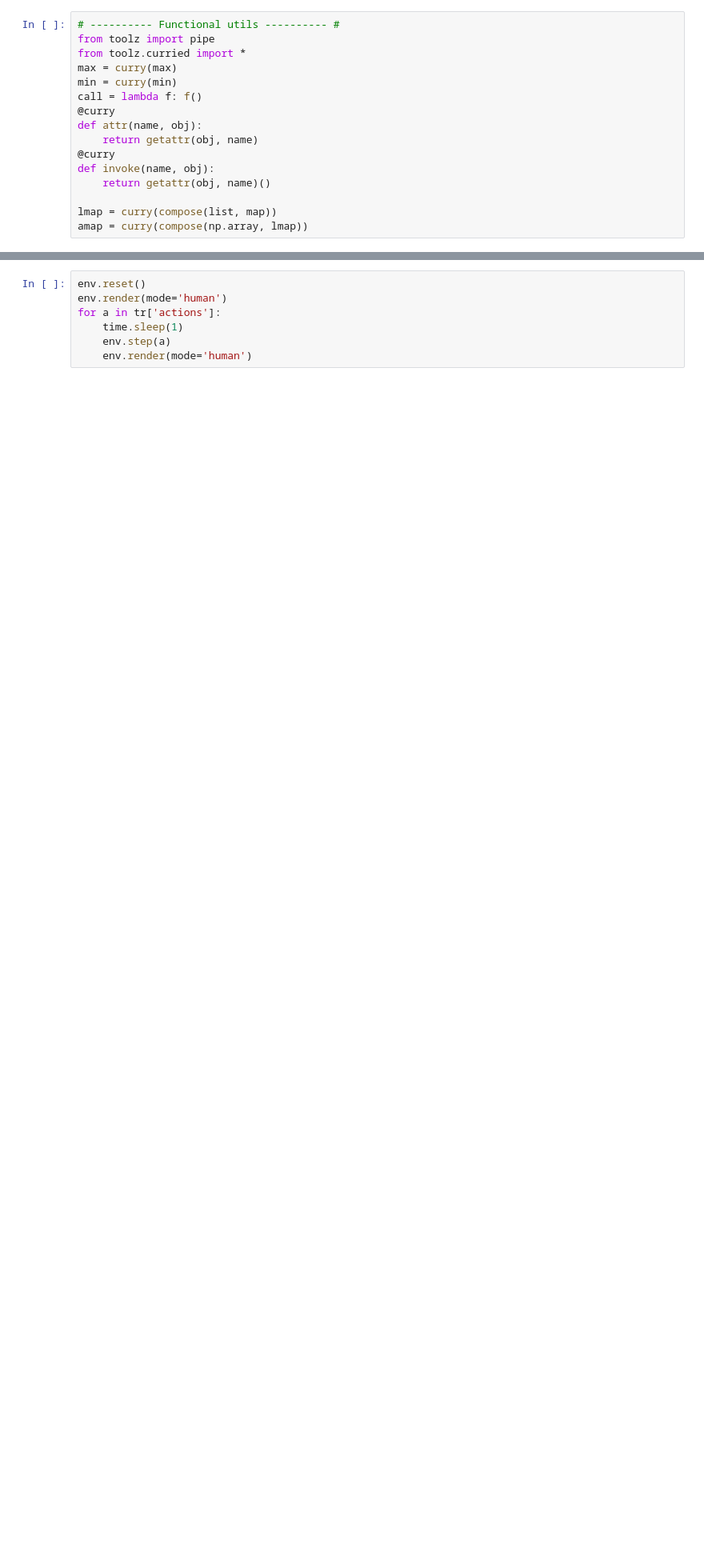
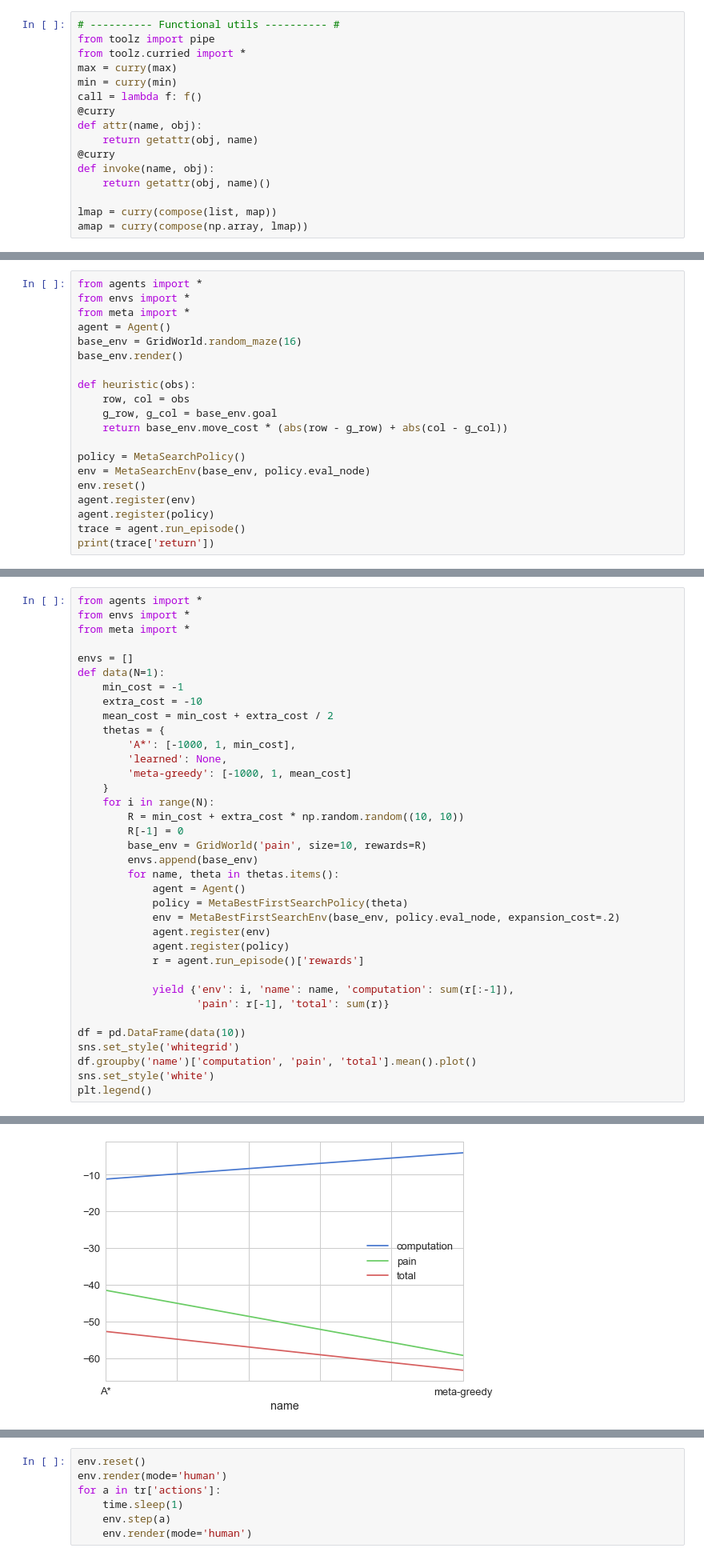
Before and after one commit to fredcallaway/gymrats, a Jupyter notebook: scratch.ipynb, the cells around one changed output, grey strips where cells are left out. Shown: that part at 80% size. Drawn from its saved outputs; the diff is of its cells as text; blank space fills up the shorter version.

Commit message:
Trying to learn the value function

```diff
--- a/scratch.ipynb
+++ b/scratch.ipynb
@@ -51,0 +56,20 @@ def heuristic(env, obs):
+# %%
+from agents import *
+from envs import *
+from meta import *
+agent = Agent()
+base_env = GridWorld.random_maze(16)
+base_env.render()
+
+def heuristic(obs):
+    row, col = obs
+    g_row, g_col = base_env.goal
+    return base_env.move_cost * (abs(row - g_row) + abs(col - g_col))
+
+policy = MetaSearchPolicy()
+env = MetaSearchEnv(base_env, policy.eval_node)
+env.reset()
+agent.register(env)
+agent.register(policy)
+trace = agent.run_episode()
+print(trace['return'])
@@ -118,0 +200,37 @@ anim
+# %%
+from agents import *
+from envs import *
+from meta import *
+
+envs = []
+def data(N=1):
+    min_cost = -1
+    extra_cost = -10
+    mean_cost = min_cost + extra_cost / 2
+    thetas = {
+        'A*': [-1000, 1, min_cost],
+        'learned': None,
+        'meta-greedy': [-1000, 1, mean_cost]
+    }
+    for i in range(N):
+        R = min_cost + extra_cost * np.random.random((10, 10))
+        R[-1] = 0
+        base_env = GridWorld('pain', size=10, rewards=R)
+        envs.append(base_env)
+        for name, theta in thetas.items():
+            agent = Agent()
+            policy = MetaBestFirstSearchPolicy(theta)
+            env = MetaBestFirstSearchEnv(base_env, policy.eval_node, expansion_cost=.2)
+            agent.register(env)
+            agent.register(policy)
+            r = agent.run_episode()['rewards']
+
+            yield {'env': i, 'name': name, 'computation': sum(r[:-1]),
+                   'pain': r[-1], 'total': sum(r)}
+
+df = pd.DataFrame(data(10))
+sns.set_style('whitegrid')
+df.groupby('name')['computation', 'pain', 'total'].mean().plot()
+sns.set_style('white')
+plt.legend()
+# %% [output]
@@ -118,0 +238 @@ anim
+[figure, added]
```
Also changed, not shown: parts of 19 cells of this notebook, 4 other files.
